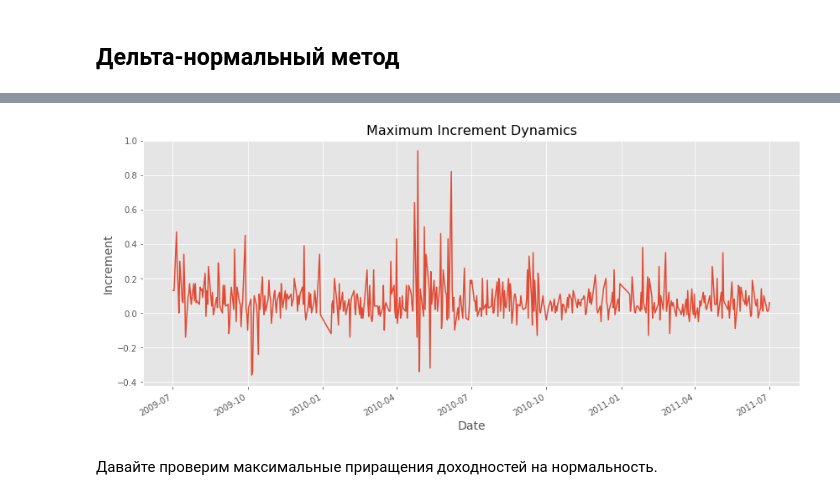
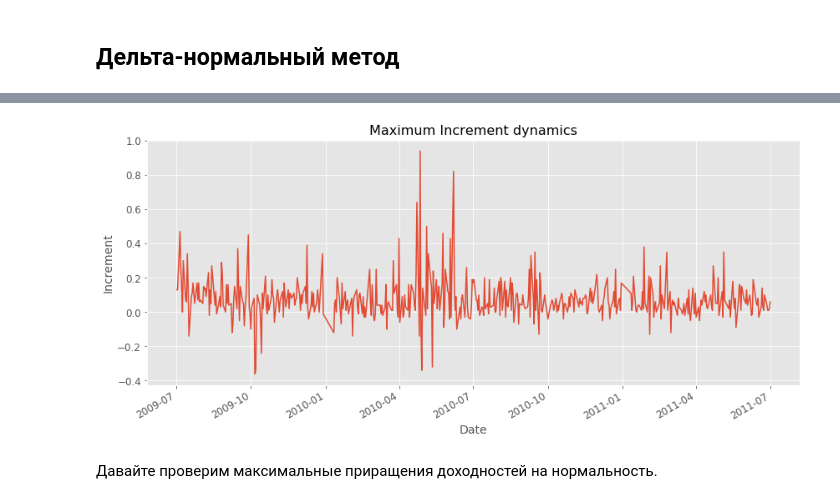
Before and after one commit to andrey-lukyanov/Risk-Management, a Jupyter notebook: RM_final.ipynb, the cells around one changed output, grey strips where cells are left out. Saved outputs shown, nothing was run; the diff lists cells and outputs as text; code cells hidden in the pictures.

```diff
--- a/RM_final.ipynb
+++ b/RM_final.ipynb
@@ -1,16 +10,10 @@
 # %%
-import pandas as pd
-import numpy as np
-import matplotlib.pyplot as plt
-import datetime as dt
-%matplotlib inline
-
 plt.style.use('ggplot')
 import matplotlib
 matplotlib.rcParams['font.size'] = 12
 matplotlib.rcParams['legend.fontsize'] = 'medium'
 matplotlib.rcParams['figure.titlesize'] = 'large'
-plt.rcParams['figure.figsize'] = (15.0, 8.0)
+plt.rcParams["figure.figsize"] = (15,7.5)
 # %%
 stock_prices = pd.read_csv('stock_prices.csv', parse_dates=True, index_col='Date')
 day_1_returns = pd.read_csv('1_day_returns.csv', parse_dates=True, index_col='Date')
@@ -386,11 +409,11 @@ max_increments_history_today = diff_rates_history_today.max(axis=1)
 # %%
 plt.figure(figsize=(14, 6))
 max_increments_history_today.plot()
-plt.title('Maximum Increment Dynamics', fontsize=16)
+plt.title('Maximum Increment dynamics', fontsize=16)
 plt.xlabel('Date', fontsize=14)
 plt.ylabel('Increment', fontsize=14);
 # %% [output]
-[figure, old version]
+[figure, new version]
 # %% [markdown]
 Давайте проверим максимальные приращения доходностей на нормальность.
 # %%
```
Also changed, not shown: parts of 35 cells of this notebook.
